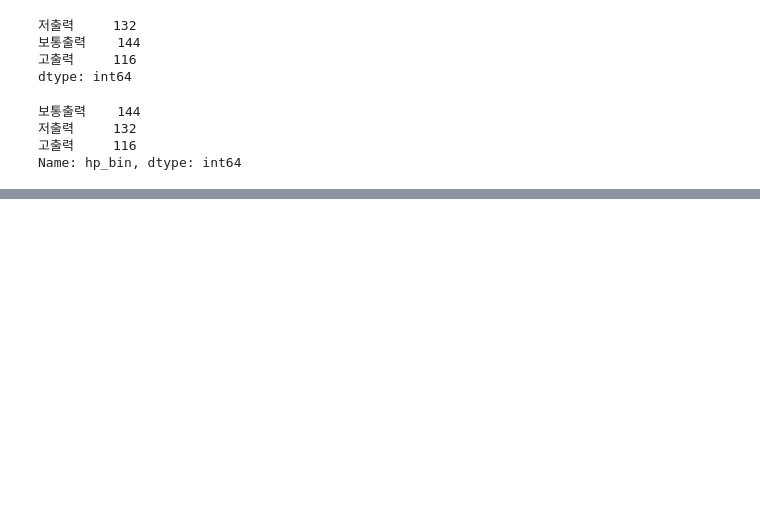
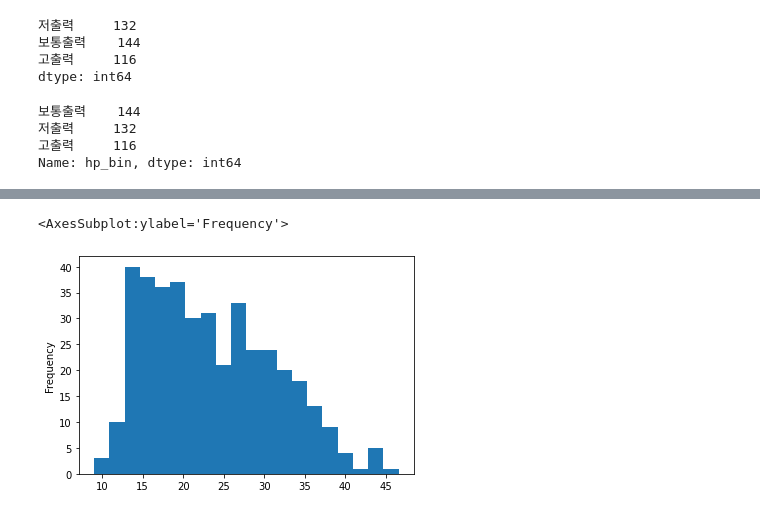
Before and after one commit to kimgchanwool/numpy-pandas, a Jupyter notebook: 자동차 연비 데이터 분석.ipynb, the cells around one changed output, grey strips where cells are left out. Saved outputs shown, nothing was run; the diff lists cells and outputs as text; code cells hidden in the pictures; blank space fills up the shorter version.

```diff
--- a/자동차 연비 데이터 분석.ipynb
+++ b/자동차 연비 데이터 분석.ipynb
@@ -442,0 +549,5 @@ Name: hp_bin, dtype: int64
+# %%
+df.mpg.plot(kind='hist', bins=20)
+# %% [output]
+<AxesSubplot:ylabel='Frequency'>
+[figure, added]
```
Also changed, not shown: parts of 51 cells of this notebook, 3 other files.
